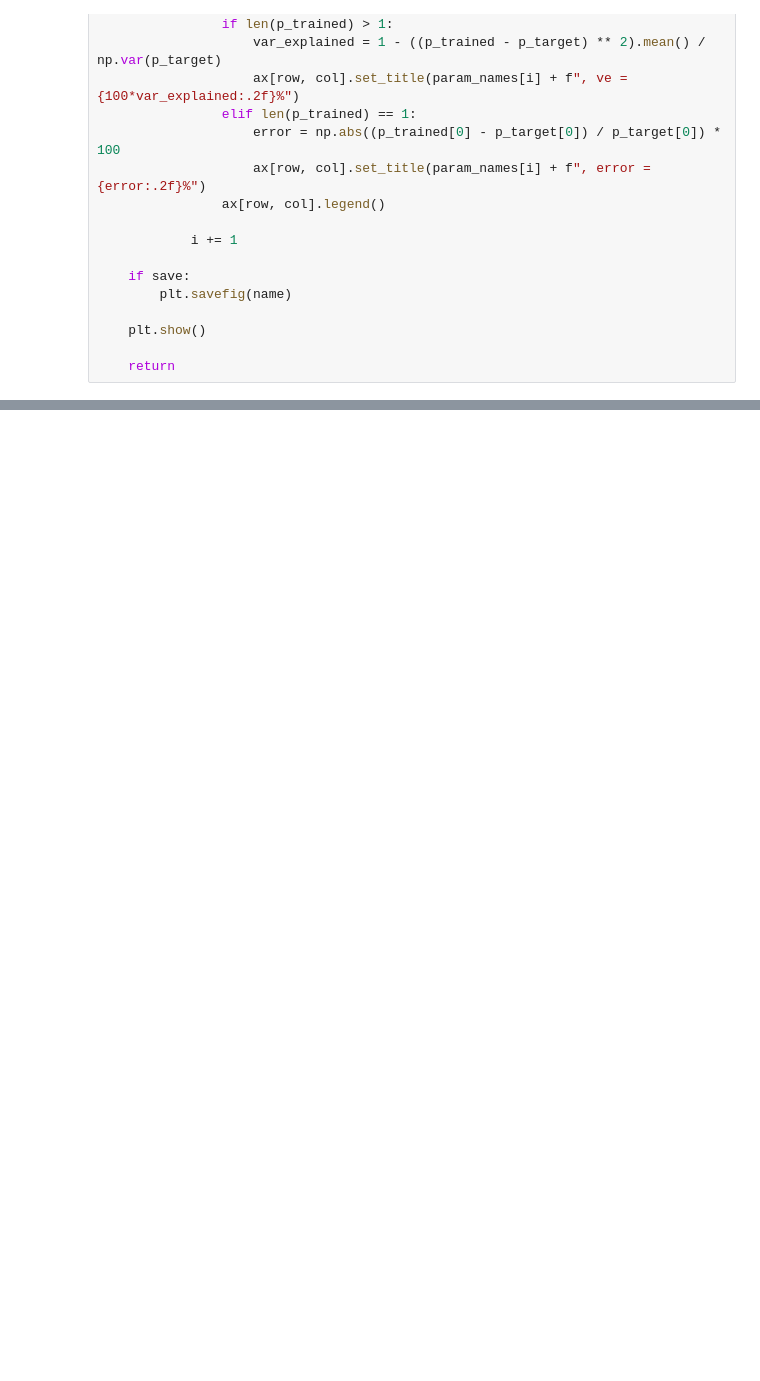
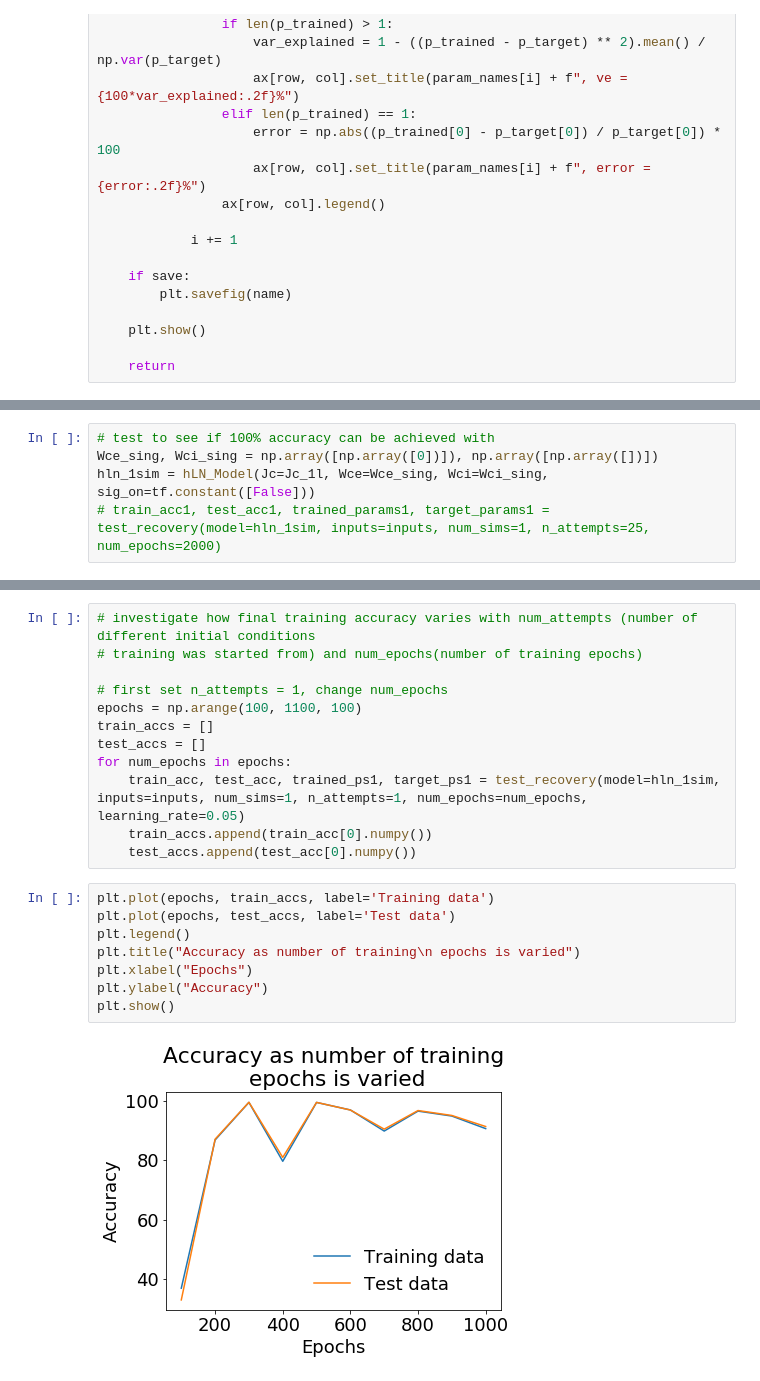
Before and after one commit to eap40/iib-neuro-proj, a Jupyter notebook: Notebooks/training_build.ipynb, the cells around one changed output, grey strips where cells are left out. Cells and saved outputs as stored; diff of their text form; blank space fills up the shorter version.

```diff
--- a/Notebooks/training_build.ipynb
+++ b/Notebooks/training_build.ipynb
@@ -120,0 +125,5 @@ plot_params_1l(trained_params_list, target_params_list)
+# %%
+# test to see if 100% accuracy can be achieved with
+Wce_sing, Wci_sing = np.array([np.array([0])]), np.array([np.array([])])
+hln_1sim = hLN_Model(Jc=Jc_1l, Wce=Wce_sing, Wci=Wci_sing, sig_on=tf.constant([False]))
+# train_acc1, test_acc1, trained_params1, target_params1 = test_recovery(model=hln_1sim, inputs=inputs, num_sims=1, n_attempts=25, num_epochs=2000)
@@ -120,0 +132,22 @@ plot_params_1l(trained_params_list, target_params_list)
+# %%
+# investigate how final training accuracy varies with num_attempts (number of different initial conditions
+# training was started from) and num_epochs(number of training epochs)
+
+# first set n_attempts = 1, change num_epochs
+epochs = np.arange(100, 1100, 100)
+train_accs = []
+test_accs = []
+for num_epochs in epochs:
+    train_acc, test_acc, trained_ps1, target_ps1 = test_recovery(model=hln_1sim, inputs=inputs, num_sims=1, n_attempts=1, num_epochs=num_epochs, learning_rate=0.05)
+    train_accs.append(train_acc[0].numpy())
+    test_accs.append(test_acc[0].numpy())
+# %%
+plt.plot(epochs, train_accs, label='Training data')
+plt.plot(epochs, test_accs, label='Test data')
+plt.legend()
+plt.title("Accuracy as number of training\n epochs is varied")
+plt.xlabel("Epochs")
+plt.ylabel("Accuracy")
+plt.show()
+# %% [output]
+[figure, added]
```
Also changed, not shown: parts of 7 cells of this notebook.
